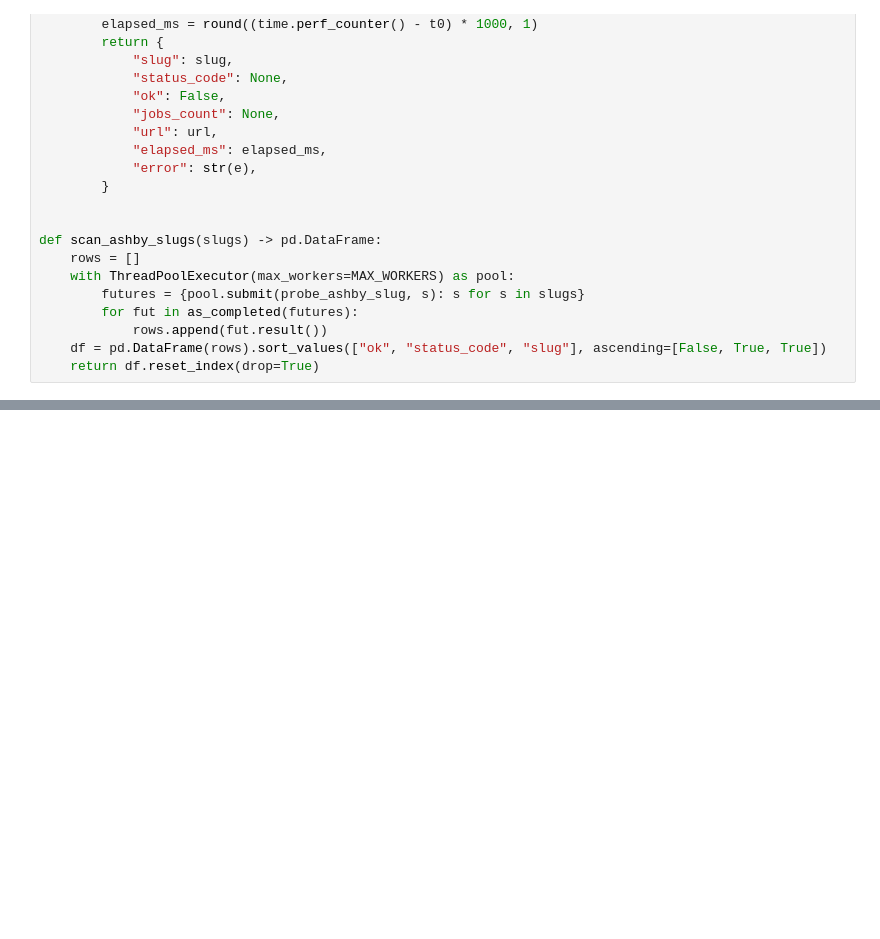
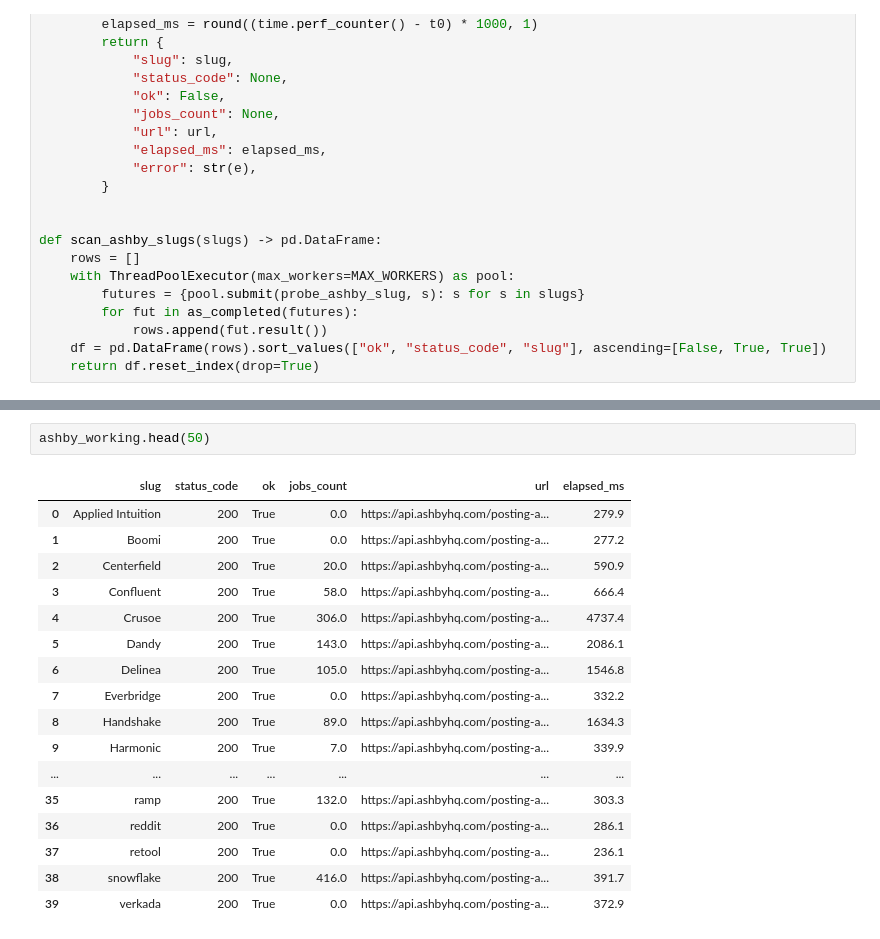
Before and after one commit to giulioelmi/job-finder, a Jupyter notebook: notebooks/greenhouse_slug_discovery.ipynb, the cells around one changed output, grey strips where cells are left out. Drawn from its saved outputs; the diff is of its cells as text; blank space fills up the shorter version.

```diff
--- a/notebooks/greenhouse_slug_discovery.ipynb
+++ b/notebooks/greenhouse_slug_discovery.ipynb
@@ -221,0 +247,20 @@ ashby_results
+# %%
+ashby_working.head(50)
+# %% [output]
+|  | slug | status_code | ok | jobs_count | url | elapsed_ms |
+| 0 | Applied Intuition | 200 | True | 0.0 | https://api.ashbyhq.com/posting-a... | 279.9 |
+| 1 | Boomi | 200 | True | 0.0 | https://api.ashbyhq.com/posting-a... | 277.2 |
+| 2 | Centerfield | 200 | True | 20.0 | https://api.ashbyhq.com/posting-a... | 590.9 |
+| 3 | Confluent | 200 | True | 58.0 | https://api.ashbyhq.com/posting-a... | 666.4 |
+| 4 | Crusoe | 200 | True | 306.0 | https://api.ashbyhq.com/posting-a... | 4737.4 |
+| 5 | Dandy | 200 | True | 143.0 | https://api.ashbyhq.com/posting-a... | 2086.1 |
+| 6 | Delinea | 200 | True | 105.0 | https://api.ashbyhq.com/posting-a... | 1546.8 |
+| 7 | Everbridge | 200 | True | 0.0 | https://api.ashbyhq.com/posting-a... | 332.2 |
+| 8 | Handshake | 200 | True | 89.0 | https://api.ashbyhq.com/posting-a... | 1634.3 |
+| 9 | Harmonic | 200 | True | 7.0 | https://api.ashbyhq.com/posting-a... | 339.9 |
+| ... | ... | ... | ... | ... | ... | ... |
+| 35 | ramp | 200 | True | 132.0 | https://api.ashbyhq.com/posting-a... | 303.3 |
+| 36 | reddit | 200 | True | 0.0 | https://api.ashbyhq.com/posting-a... | 286.1 |
+| 37 | retool | 200 | True | 0.0 | https://api.ashbyhq.com/posting-a... | 236.1 |
+| 38 | snowflake | 200 | True | 416.0 | https://api.ashbyhq.com/posting-a... | 391.7 |
+| 39 | verkada | 200 | True | 0.0 | https://api.ashbyhq.com/posting-a... | 372.9 |
```
Also changed, not shown: parts of 6 cells of this notebook, 1 other file.
